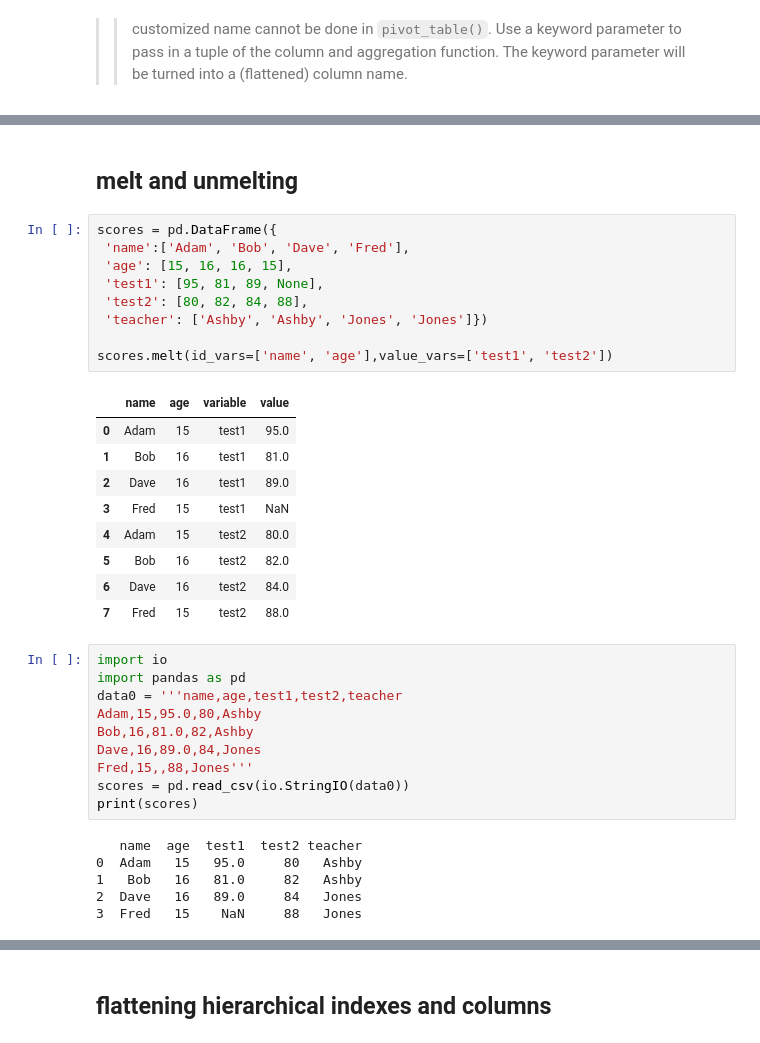
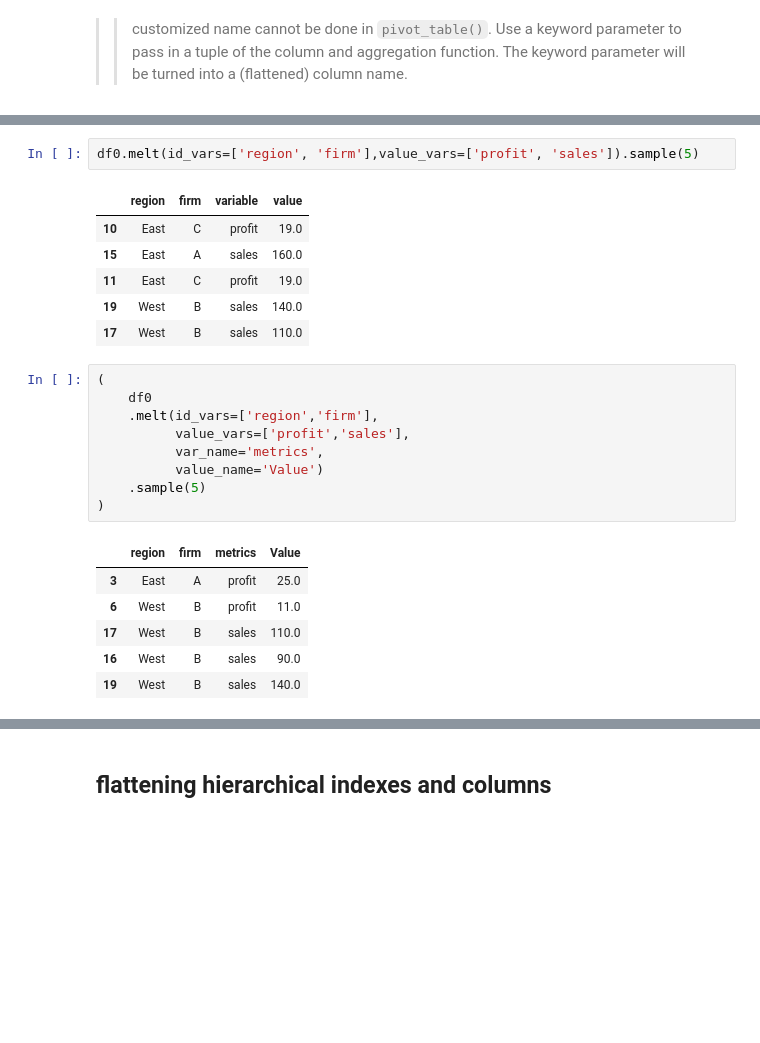
Before and after one commit to jeremyxtmeng/learning-pandas-plotting, a Jupyter notebook: learning_9_summary_group_pivot.ipynb, the cells around one changed output, grey strips where cells are left out. Saved outputs shown, nothing was run; the diff lists cells and outputs as text; blank space fills up the shorter version.

Commit message:
finish reviewing pandas

```diff
--- a/learning_9_summary_group_pivot.ipynb
+++ b/learning_9_summary_group_pivot.ipynb
@@ -384,37 +425,25 @@ jb2.assign(country_responses=(jb2.groupby('country_live', observed=True).age.tra
-# %% [markdown]
-## melt and unmelting
 # %%
-scores = pd.DataFrame({
- 'name':['Adam', 'Bob', 'Dave', 'Fred'],
- 'age': [15, 16, 16, 15],
- 'test1': [95, 81, 89, None],
- 'test2': [80, 82, 84, 88],
- 'teacher': ['Ashby', 'Ashby', 'Jones', 'Jones']})
-
-scores.melt(id_vars=['name', 'age'],value_vars=['test1', 'test2'])
+df0.melt(id_vars=['region', 'firm'],value_vars=['profit', 'sales']).sample(5)
 # %% [output]
-|  | name | age | variable | value |
-| 0 | Adam | 15 | test1 | 95.0 |
-| 1 | Bob | 16 | test1 | 81.0 |
-| 2 | Dave | 16 | test1 | 89.0 |
-| 3 | Fred | 15 | test1 | NaN |
-| 4 | Adam | 15 | test2 | 80.0 |
-| 5 | Bob | 16 | test2 | 82.0 |
-| 6 | Dave | 16 | test2 | 84.0 |
-| 7 | Fred | 15 | test2 | 88.0 |
+|  | region | firm | variable | value |
+| 10 | East | C | profit | 19.0 |
+| 15 | East | A | sales | 160.0 |
+| 11 | East | C | profit | 19.0 |
+| 19 | West | B | sales | 140.0 |
+| 17 | West | B | sales | 110.0 |
 # %%
-import io
-import pandas as pd
-data0 = '''name,age,test1,test2,teacher
-Adam,15,95.0,80,Ashby
-Bob,16,81.0,82,Ashby
-Dave,16,89.0,84,Jones
-Fred,15,,88,Jones'''
-scores = pd.read_csv(io.StringIO(data0))
-print(scores)
+(
+    df0
+    .melt(id_vars=['region','firm'],
+          value_vars=['profit','sales'],
+          var_name='metrics',
+          value_name='Value')
+    .sample(5)
+)
 # %% [output]
-   name  age  test1  test2 teacher
-0  Adam   15   95.0     80   Ashby
-1   Bob   16   81.0     82   Ashby
-2  Dave   16   89.0     84   Jones
-3  Fred   15    NaN     88   Jones
+|  | region | firm | metrics | Value |
+| 3 | East | A | profit | 25.0 |
+| 6 | West | B | profit | 11.0 |
+| 17 | West | B | sales | 110.0 |
+| 16 | West | B | sales | 90.0 |
+| 19 | West | B | sales | 140.0 |
```
Also changed, not shown: parts of 55 cells of this notebook, 3 other files.
